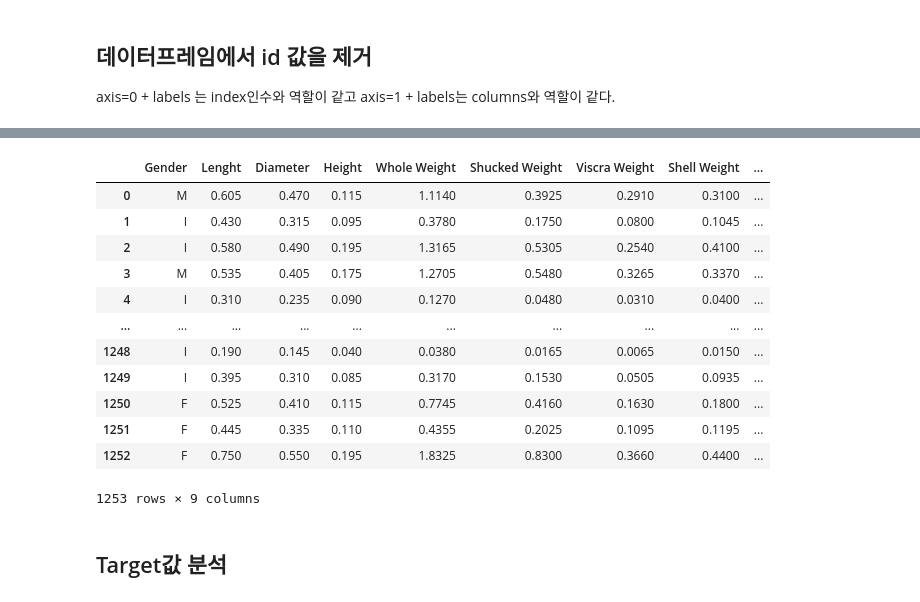
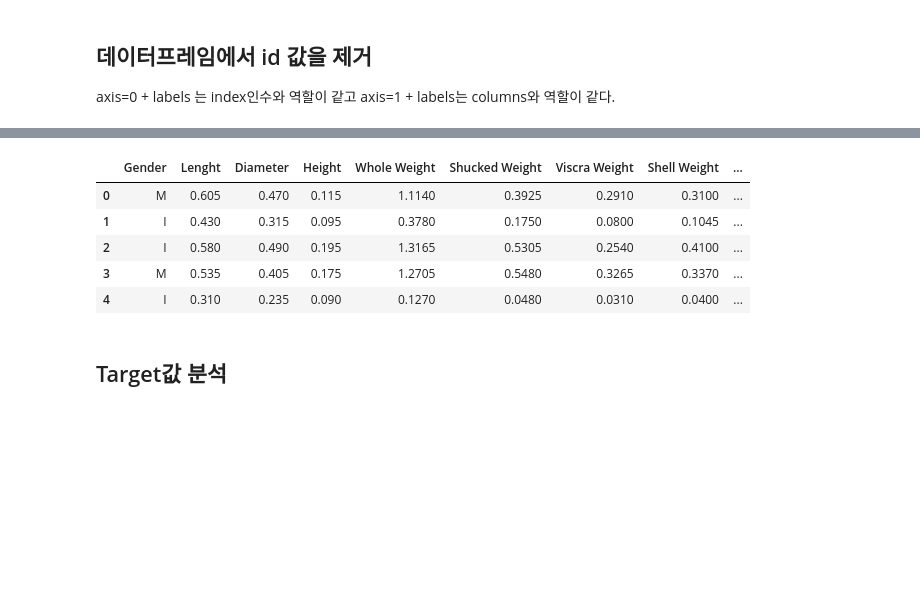
Before and after one commit to parkjubro/Avalone_age_prediction, a Jupyter notebook: 유지훈/3_탐색적 데이터 분석 EDA.ipynb, the cells around one changed output, grey strips where cells are left out. Saved outputs shown, nothing was run; the diff lists cells and outputs as text; code cells hidden in the pictures; blank space fills up the shorter version.

```diff
--- a/유지훈/3_탐색적 데이터 분석 EDA.ipynb
+++ b/유지훈/3_탐색적 데이터 분석 EDA.ipynb
@@ -34,20 +27,13 @@ train_df1
 # %%
 train_df2 = train_df.drop(labels=['id'],axis=1)
-train_df2
+train_df2.head()
 # %% [output]
 |  | Gender | Lenght | Diameter | Height | Whole Weight | Shucked Weight | Viscra Weight | Shell Weight | ... |
 | 0 | M | 0.605 | 0.470 | 0.115 | 1.1140 | 0.3925 | 0.2910 | 0.3100 | ... |
 | 1 | I | 0.430 | 0.315 | 0.095 | 0.3780 | 0.1750 | 0.0800 | 0.1045 | ... |
 | 2 | I | 0.580 | 0.490 | 0.195 | 1.3165 | 0.5305 | 0.2540 | 0.4100 | ... |
 | 3 | M | 0.535 | 0.405 | 0.175 | 1.2705 | 0.5480 | 0.3265 | 0.3370 | ... |
 | 4 | I | 0.310 | 0.235 | 0.090 | 0.1270 | 0.0480 | 0.0310 | 0.0400 | ... |
-| ... | ... | ... | ... | ... | ... | ... | ... | ... | ... |
-| 1248 | I | 0.190 | 0.145 | 0.040 | 0.0380 | 0.0165 | 0.0065 | 0.0150 | ... |
-| 1249 | I | 0.395 | 0.310 | 0.085 | 0.3170 | 0.1530 | 0.0505 | 0.0935 | ... |
-| 1250 | F | 0.525 | 0.410 | 0.115 | 0.7745 | 0.4160 | 0.1630 | 0.1800 | ... |
-| 1251 | F | 0.445 | 0.335 | 0.110 | 0.4355 | 0.2025 | 0.1095 | 0.1195 | ... |
-| 1252 | F | 0.750 | 0.550 | 0.195 | 1.8325 | 0.8300 | 0.3660 | 0.4400 | ... |
-1253 rows × 9 columns
 # %%
 train_df = train_df.drop(columns='id')
 # %% [markdown]
```
Also changed, not shown: parts of 3 cells of this notebook, 5 other files.
